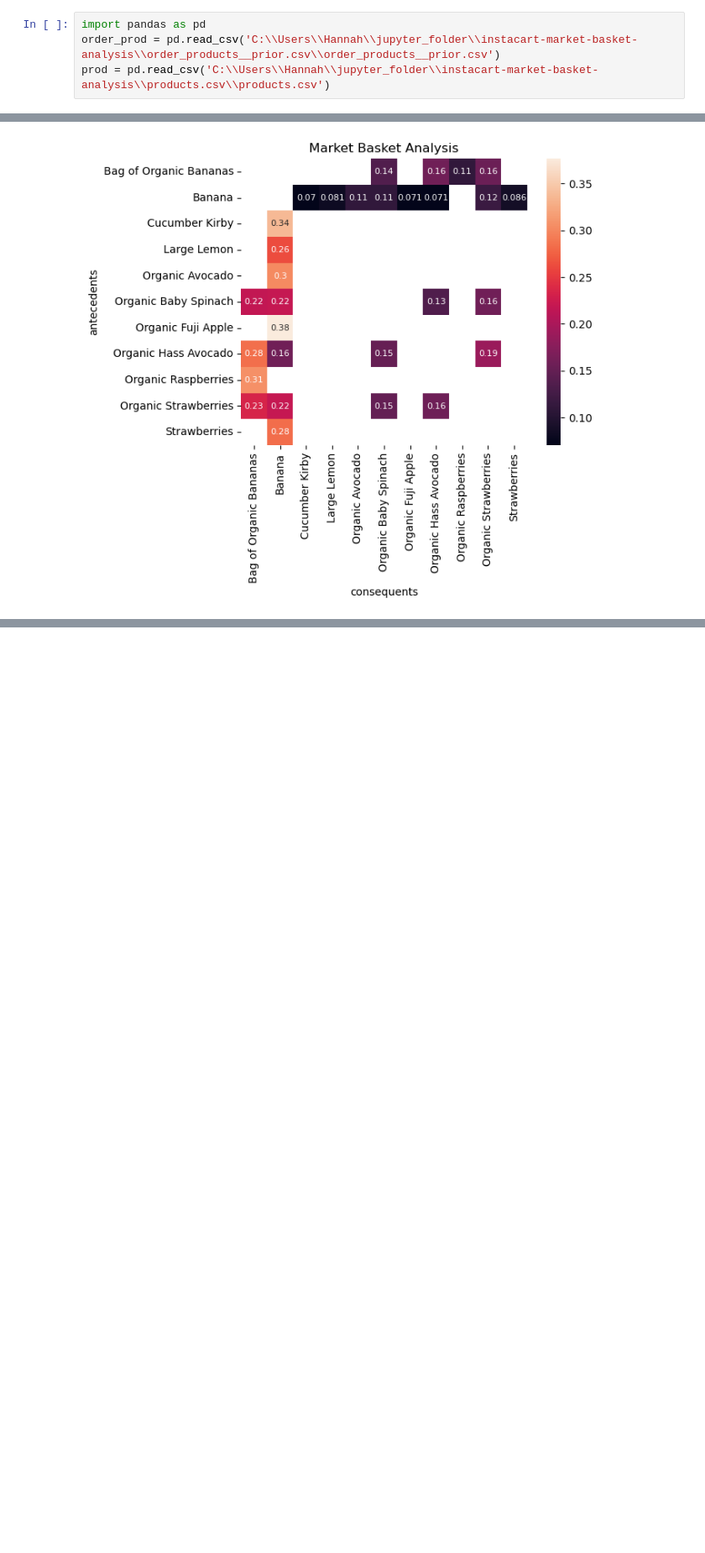
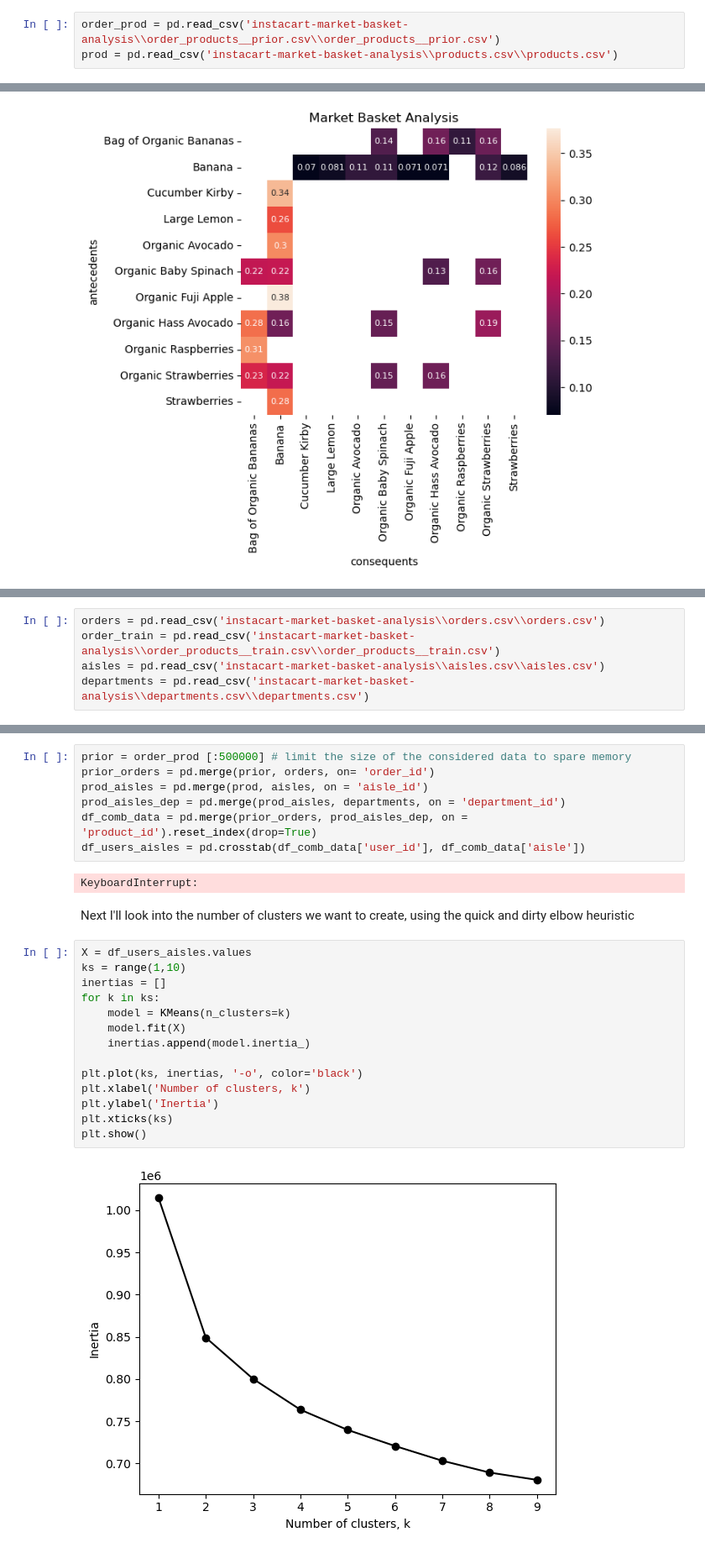
Before and after one commit to rafredj/hometask_NYer, a Jupyter notebook: Hometask_NYer.ipynb, the cells around one changed output, grey strips where cells are left out. Shown: that part at 84% size. Saved outputs shown, nothing was run; the diff lists cells and outputs as text; blank space fills up the shorter version.

```diff
--- a/Hometask_NYer.ipynb
+++ b/Hometask_NYer.ipynb
@@ -26,4 +30,3 @@ C:\\Users\\Hannah\\jupyter_folder\instacart-market-basket-analysis\sample_submis
 # %%
-import pandas as pd
-order_prod = pd.read_csv('C:\\Users\\Hannah\\jupyter_folder\\instacart-market-basket-analysis\\order_products__prior.csv\\order_products__prior.csv')
-prod = pd.read_csv('C:\\Users\\Hannah\\jupyter_folder\\instacart-market-basket-analysis\\products.csv\\products.csv')
+order_prod = pd.read_csv('instacart-market-basket-analysis\\order_products__prior.csv\\order_products__prior.csv')
+prod = pd.read_csv('instacart-market-basket-analysis\\products.csv\\products.csv')
@@ -86,0 +95,5 @@ plt.show()
+# %%
+orders = pd.read_csv('instacart-market-basket-analysis\\orders.csv\\orders.csv')
+order_train = pd.read_csv('instacart-market-basket-analysis\\order_products__train.csv\\order_products__train.csv')
+aisles = pd.read_csv('instacart-market-basket-analysis\\aisles.csv\\aisles.csv')
+departments = pd.read_csv('instacart-market-basket-analysis\\departments.csv\\departments.csv')
@@ -86,0 +102,27 @@ plt.show()
+# %%
+prior = order_prod [:500000] # limit the size of the considered data to spare memory
+prior_orders = pd.merge(prior, orders, on= 'order_id')
+prod_aisles = pd.merge(prod, aisles, on = 'aisle_id')
+prod_aisles_dep = pd.merge(prod_aisles, departments, on = 'department_id')
+df_comb_data = pd.merge(prior_orders, prod_aisles_dep, on = 'product_id').reset_index(drop=True)
+df_users_aisles = pd.crosstab(df_comb_data['user_id'], df_comb_data['aisle'])
+# %% [output]
+KeyboardInterrupt:
+# %% [markdown]
+Next I'll look into the number of clusters we want to create, using the quick and dirty elbow heuristic
+# %%
+X = df_users_aisles.values
+ks = range(1,10)
+inertias = []
+for k in ks:
+    model = KMeans(n_clusters=k)
+    model.fit(X)
+    inertias.append(model.inertia_)
+
+plt.plot(ks, inertias, '-o', color='black')
+plt.xlabel('Number of clusters, k')
+plt.ylabel('Inertia')
+plt.xticks(ks)
+plt.show()
+# %% [output]
+[figure, added]
```
Also changed, not shown: parts of 37 cells of this notebook.
